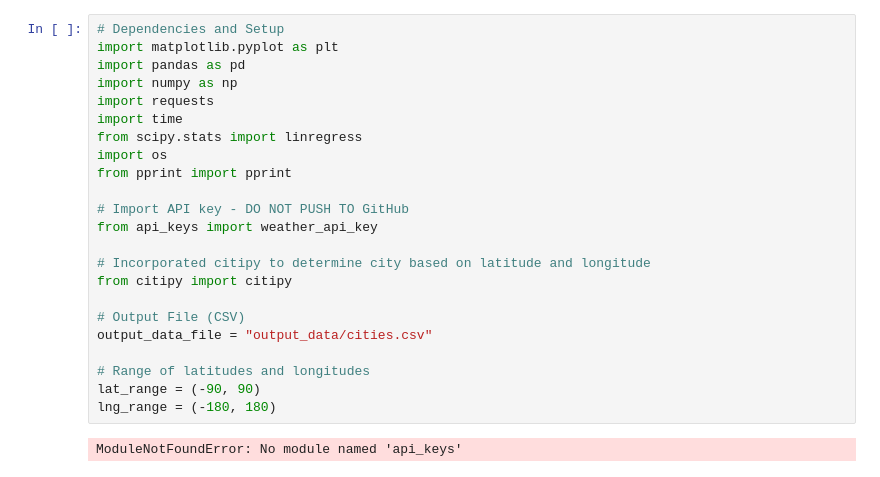
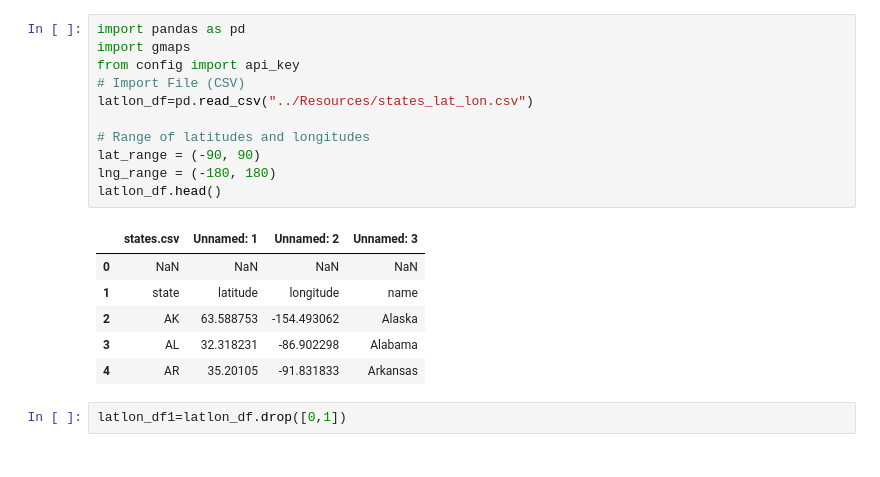
Before and after one commit to bgtaber/brewcrew_project, a Jupyter notebook: Scripts/Brewery_Heatmap.ipynb, the cells around one changed output. Cells and saved outputs as stored; diff of their text form.

```diff
--- a/Scripts/Brewery_Heatmap.ipynb
+++ b/Scripts/Brewery_Heatmap.ipynb
@@ -1,25 +1,20 @@
-# %%
-# Dependencies and Setup
-import matplotlib.pyplot as plt
-import pandas as pd
-import numpy as np
-import requests
-import time
-from scipy.stats import linregress
-import os
-from pprint import pprint
-
-# Import API key - DO NOT PUSH TO GitHub
-from api_keys import weather_api_key
-
-# Incorporated citipy to determine city based on latitude and longitude
-from citipy import citipy
-
-# Output File (CSV)
-output_data_file = "output_data/cities.csv"
-
-# Range of latitudes and longitudes
-lat_range = (-90, 90)
-lng_range = (-180, 180)
-# %% [output]
-ModuleNotFoundError: No module named 'api_keys'
+# %%
+import pandas as pd
+import gmaps
+from config import api_key
+# Import File (CSV)
+latlon_df=pd.read_csv("../Resources/states_lat_lon.csv")
+
+# Range of latitudes and longitudes
+lat_range = (-90, 90)
+lng_range = (-180, 180)
+latlon_df.head()
+# %% [output]
+|  | states.csv | Unnamed: 1 | Unnamed: 2 | Unnamed: 3 |
+| 0 | NaN | NaN | NaN | NaN |
+| 1 | state | latitude | longitude | name |
+| 2 | AK | 63.588753 | -154.493062 | Alaska |
+| 3 | AL | 32.318231 | -86.902298 | Alabama |
+| 4 | AR | 35.20105 | -91.831833 | Arkansas |
+# %%
+latlon_df1=latlon_df.drop([0,1])
```
Also changed, not shown: parts of 13 cells of this notebook.
